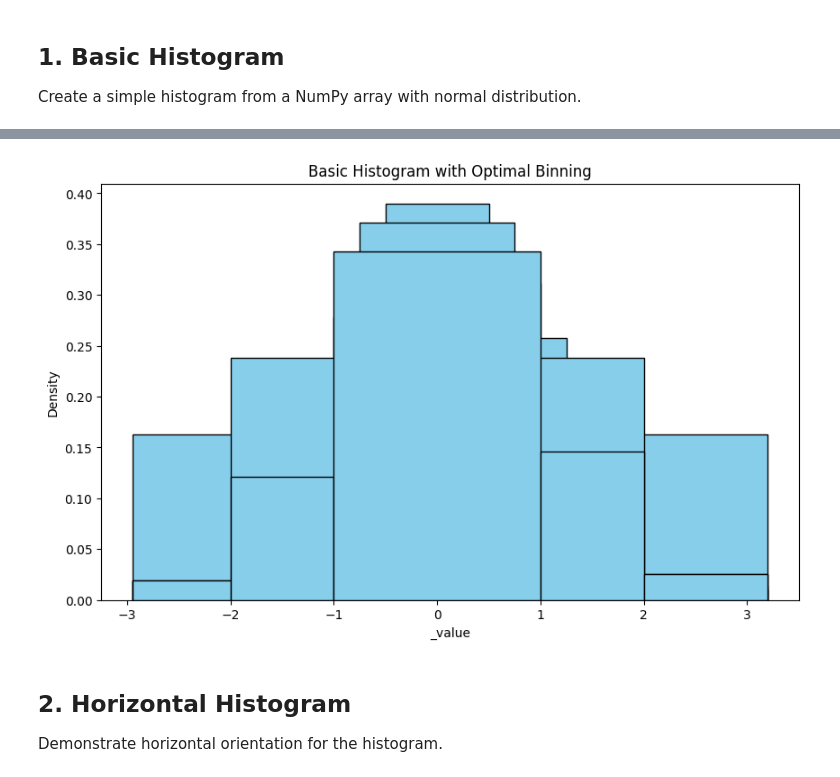
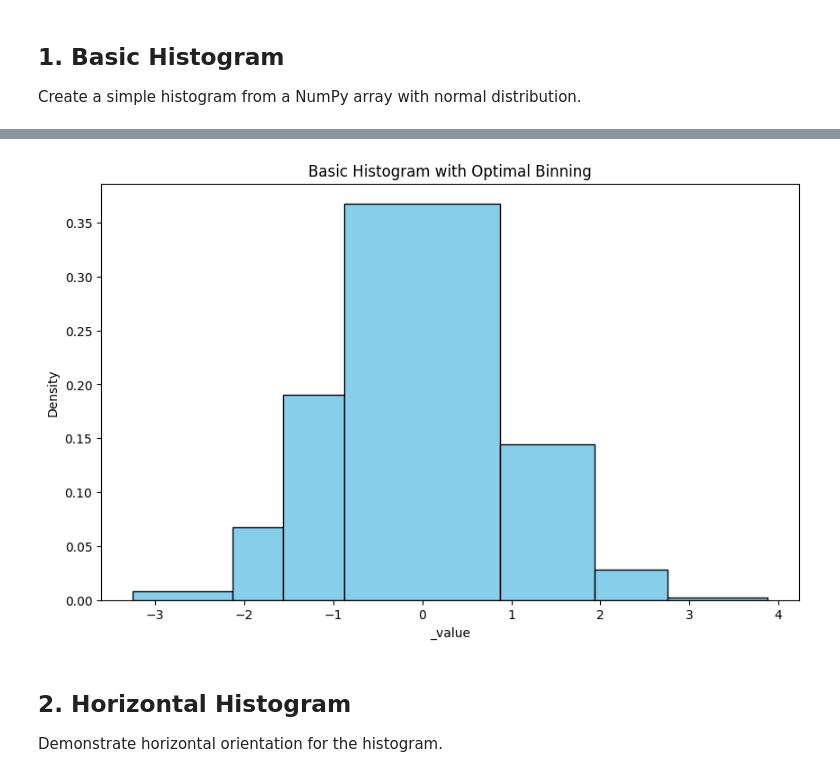
Before and after one commit to KhiopsML/khisto-python, a Jupyter notebook: sandbox/matplotlib_histogram_examples.ipynb, the cells around one changed output, grey strips where cells are left out. Cells and saved outputs as stored; diff of their text form; code cells hidden in the pictures.

```diff
--- a/sandbox/matplotlib_histogram_examples.ipynb
+++ b/sandbox/matplotlib_histogram_examples.ipynb
@@ -32,16 +32,16 @@ plt.show()
 # %%
 fig, ax = plt.subplots(figsize=(10, 6))
 histogram(
     x=data,
     ax=ax,
     title="Basic Histogram with Optimal Binning",
-    granularity=None,
+    granularity="best",
     color="skyblue",
     edgecolor="black",
 )
 plt.show()
 # %% [output]
-[figure, old version]
+[figure, new version]
 # %% [markdown]
 ## 2. Horizontal Histogram
 
```
Also changed, not shown: parts of 2 cells of this notebook, 13 other files.
